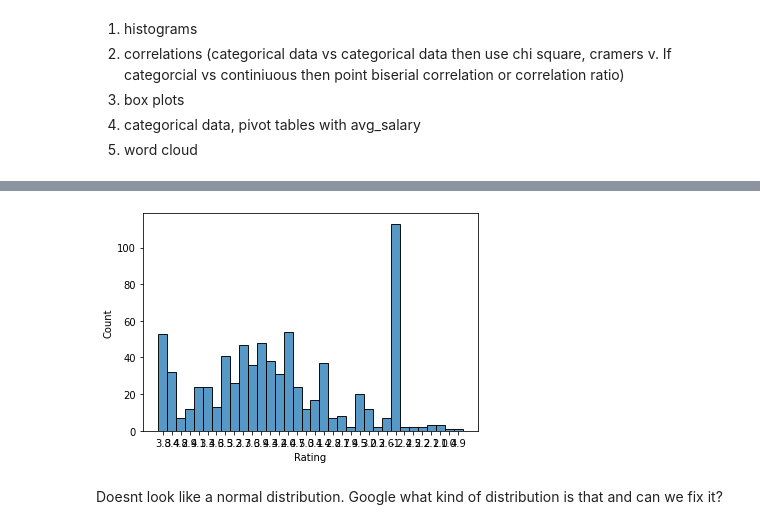
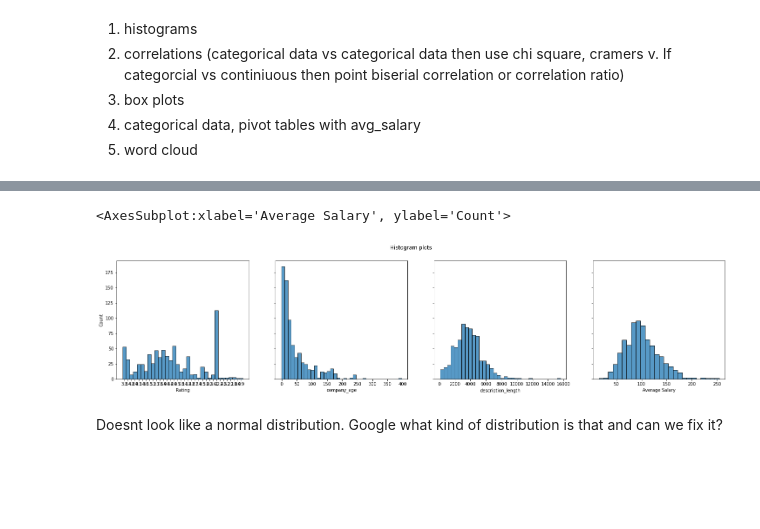
Before and after one commit to vytautasmu/Python_mokymai, a Jupyter notebook: final_work_vcs.ipynb, the cells around one changed output, grey strips where cells are left out. Cells and saved outputs as stored; diff of their text form; code cells hidden in the pictures; blank space fills up the shorter version.

```diff
--- a/final_work_vcs.ipynb
+++ b/final_work_vcs.ipynb
@@ -375,6 +353,13 @@ Index(['index', 'Job Title', 'Salary Estimate', 'Job Description',
-# %%
-ax = sns.histplot(data = df_master, x = 'Rating')
-# %% [output]
-[figure, removed]
+# %%
+fig, axes = plt.subplots(1, 4, figsize=(25, 5), sharey=True)
+fig.suptitle('Histogram plots')
+
+sns.histplot(ax = axes[0],data = df_master, x = 'Rating')
+sns.histplot(ax = axes[1],data = df_master, x = 'company_age')
+sns.histplot(ax = axes[2],data = df_master, x = 'description_length')
+sns.histplot(ax = axes[3],data = df_master, x = 'Average Salary')
+# %% [output]
+<AxesSubplot:xlabel='Average Salary', ylabel='Count'>
+[figure, added]
 # %% [markdown]
 Doesnt look like a normal distribution. Google what kind of distribution is that and can we fix it?
```
Also changed, not shown: parts of 16 cells of this notebook.
